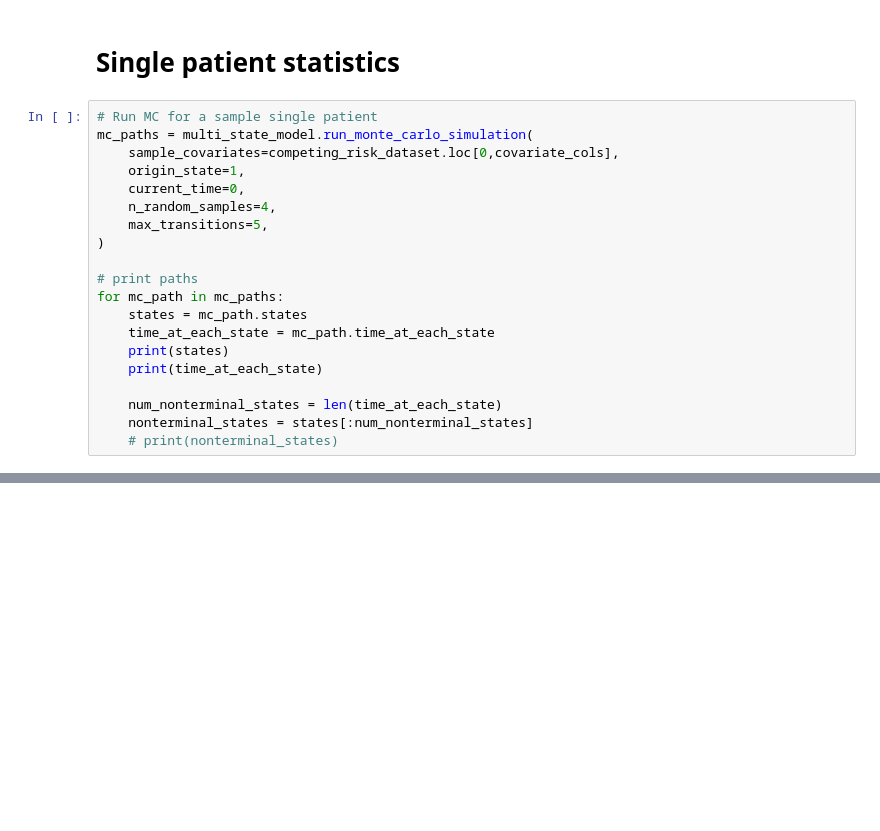
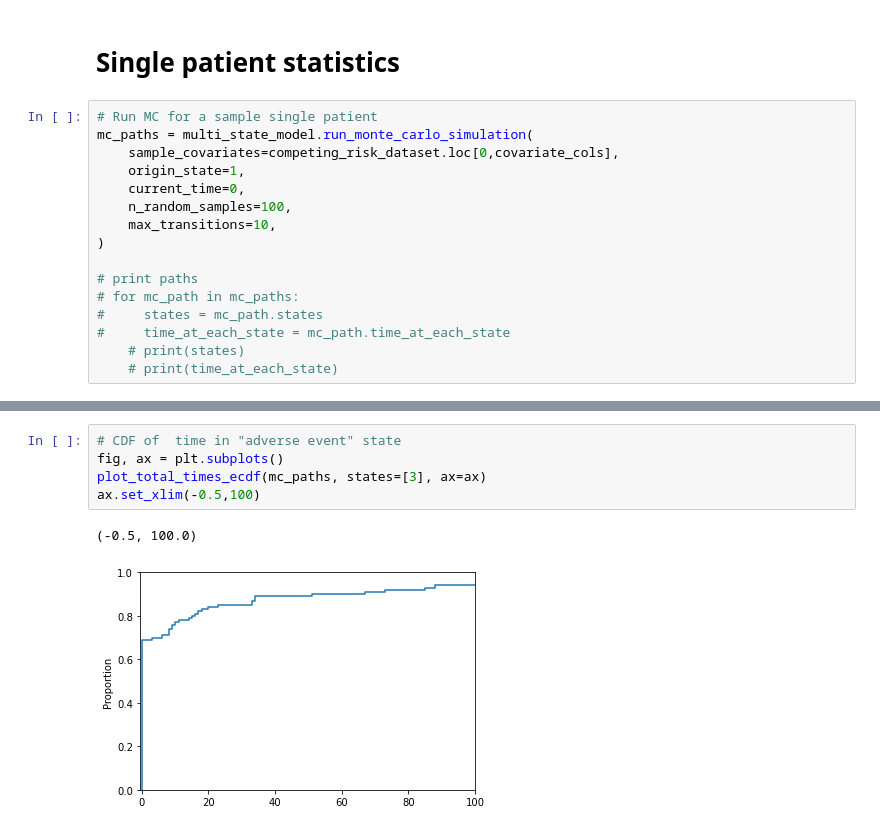
Before and after one commit to hrossman/pymsm, a Jupyter notebook: pymsm/examples/embt.ipynb, the cells around one changed output, grey strips where cells are left out. Drawn from its saved outputs; the diff is of its cells as text; blank space fills up the shorter version.

```diff
--- a/pymsm/examples/embt.ipynb
+++ b/pymsm/examples/embt.ipynb
@@ -126,17 +128,13 @@ mc_paths = multi_state_model.run_monte_carlo_simulation(
     sample_covariates=competing_risk_dataset.loc[0,covariate_cols],
     origin_state=1,
     current_time=0,
-    n_random_samples=4,
-    max_transitions=5,
+    n_random_samples=100,
+    max_transitions=10,
 )
 
 # print paths
-for mc_path in mc_paths:
-    states = mc_path.states
-    time_at_each_state = mc_path.time_at_each_state
-    print(states)
-    print(time_at_each_state)
-
-    num_nonterminal_states = len(time_at_each_state)
-    nonterminal_states = states[:num_nonterminal_states]
-    # print(nonterminal_states)
+# for mc_path in mc_paths:
+#     states = mc_path.states
+#     time_at_each_state = mc_path.time_at_each_state
+    # print(states)
+    # print(time_at_each_state)
@@ -178,0 +173,8 @@ Probabilty of any terminal state = 1.0
+# %%
+# CDF of  time in "adverse event" state
+fig, ax = plt.subplots()
+plot_total_times_ecdf(mc_paths, states=[3], ax=ax)
+ax.set_xlim(-0.5,100)
+# %% [output]
+(-0.5, 100.0)
+[figure, added]
```
Also changed, not shown: parts of 8 cells of this notebook, 1 other file.
